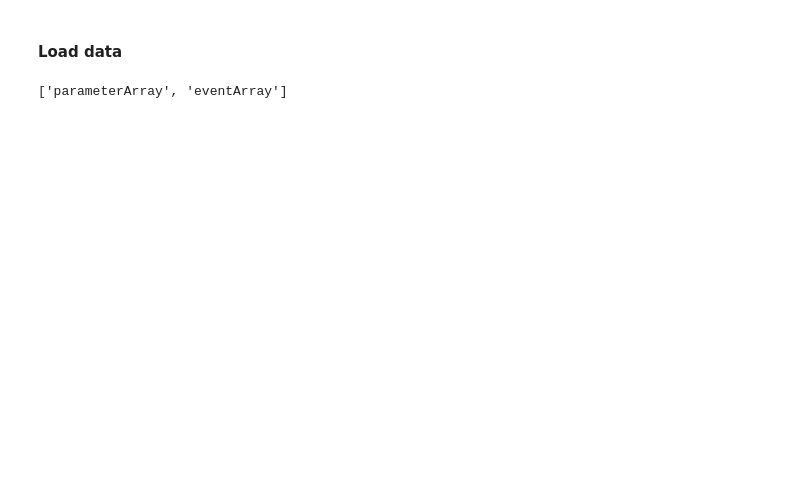
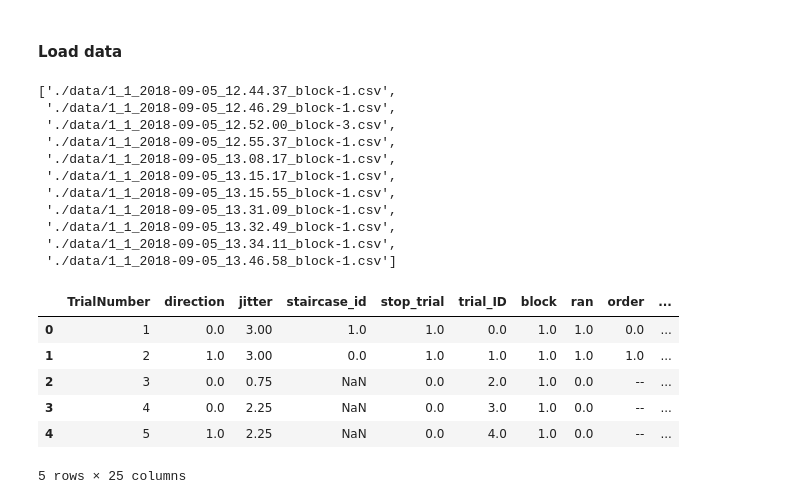
Before and after one commit to IMCN-UvA/IMCN-stoptask, a Jupyter notebook: IMCN-stoptask/Plot staircases.ipynb, the cells around one changed output. Drawn from its saved outputs; the diff is of its cells as text; code cells hidden in the pictures; blank space fills up the shorter version.

```diff
--- a/IMCN-stoptask/Plot staircases.ipynb
+++ b/IMCN-stoptask/Plot staircases.ipynb
@@ -12,10 +14,31 @@ import matplotlib.pyplot as plt
 # %%
 subject_num = 1
 session_num = 1
 data_dir = './data/'
+fns = glob.glob(os.path.join(data_dir, str(subject_num) + '_' + str(session_num) + '*_block-*.csv'))
+pprint(fns)
 
-with open(os.path.join(data_dir, '2_1_2018-09-04_16.18.41_outputDict.pkl'), 'r') as f:
-    dat = pkl.load(f)
-dat.keys()
+df = pd.read_csv(fns[-1])
+df.head()
+# with open(os.path.join(data_dir, '1_1_2018-09-05_13.15.17_outputDict.pkl'), 'r') as f:
+#     dat = pkl.load(f)
+# dat.keys()
 # %% [output]
-['parameterArray', 'eventArray']
+['./data/1_1_2018-09-05_12.44.37_block-1.csv',
+ './data/1_1_2018-09-05_12.46.29_block-1.csv',
+ './data/1_1_2018-09-05_12.52.00_block-3.csv',
+ './data/1_1_2018-09-05_12.55.37_block-1.csv',
+ './data/1_1_2018-09-05_13.08.17_block-1.csv',
+ './data/1_1_2018-09-05_13.15.17_block-1.csv',
+ './data/1_1_2018-09-05_13.15.55_block-1.csv',
+ './data/1_1_2018-09-05_13.31.09_block-1.csv',
+ './data/1_1_2018-09-05_13.32.49_block-1.csv',
+ './data/1_1_2018-09-05_13.34.11_block-1.csv',
+ './data/1_1_2018-09-05_13.46.58_block-1.csv']
+|  | TrialNumber | direction | jitter | staircase_id | stop_trial | trial_ID | block | ran | order | ... |
+| 0 | 1 | 0.0 | 3.00 | 1.0 | 1.0 | 0.0 | 1.0 | 1.0 | 0.0 | ... |
+| 1 | 2 | 1.0 | 3.00 | 0.0 | 1.0 | 1.0 | 1.0 | 1.0 | 1.0 | ... |
+| 2 | 3 | 0.0 | 0.75 | NaN | 0.0 | 2.0 | 1.0 | 0.0 | -- | ... |
+| 3 | 4 | 0.0 | 2.25 | NaN | 0.0 | 3.0 | 1.0 | 0.0 | -- | ... |
+| 4 | 5 | 1.0 | 2.25 | NaN | 0.0 | 4.0 | 1.0 | 0.0 | -- | ... |
+5 rows × 25 columns
```
Also changed, not shown: parts of 20 cells of this notebook.
